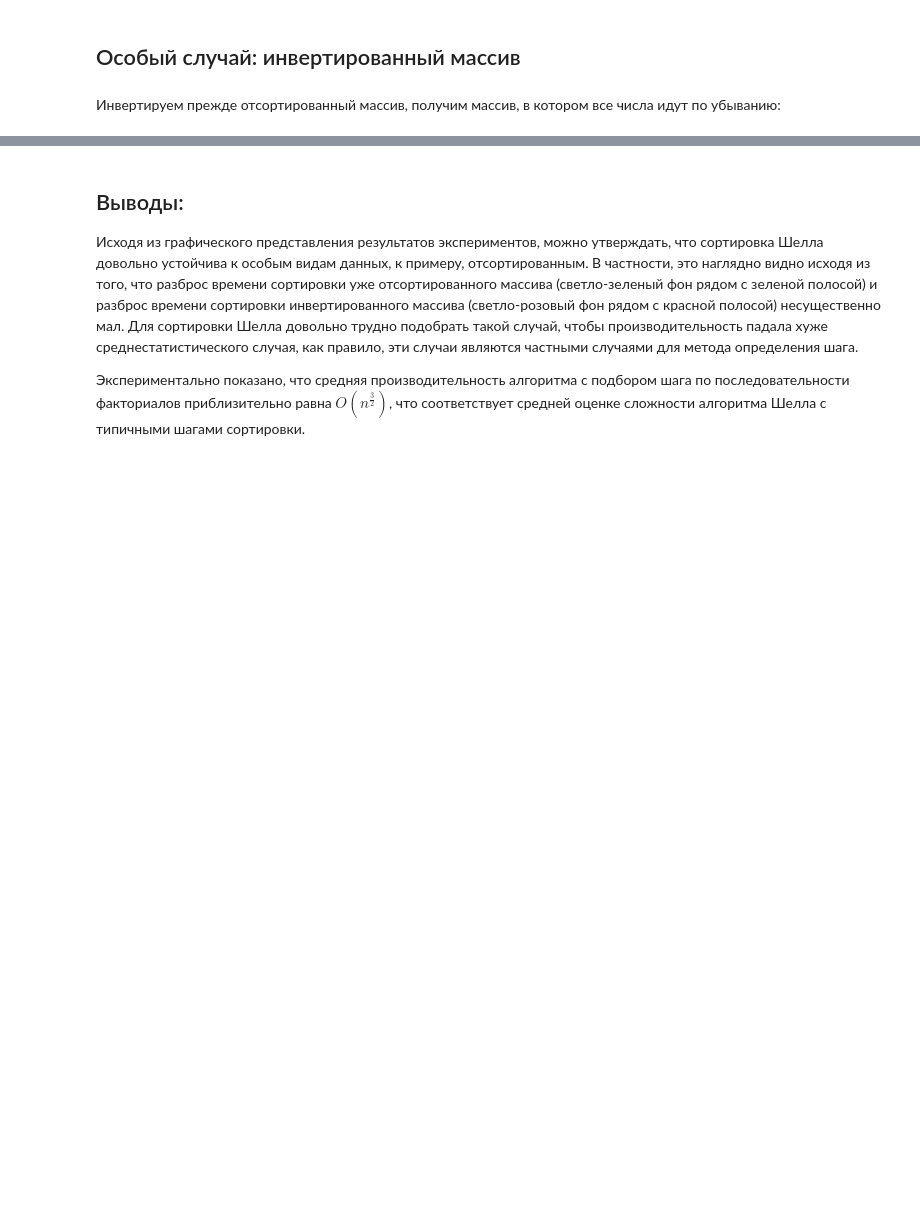
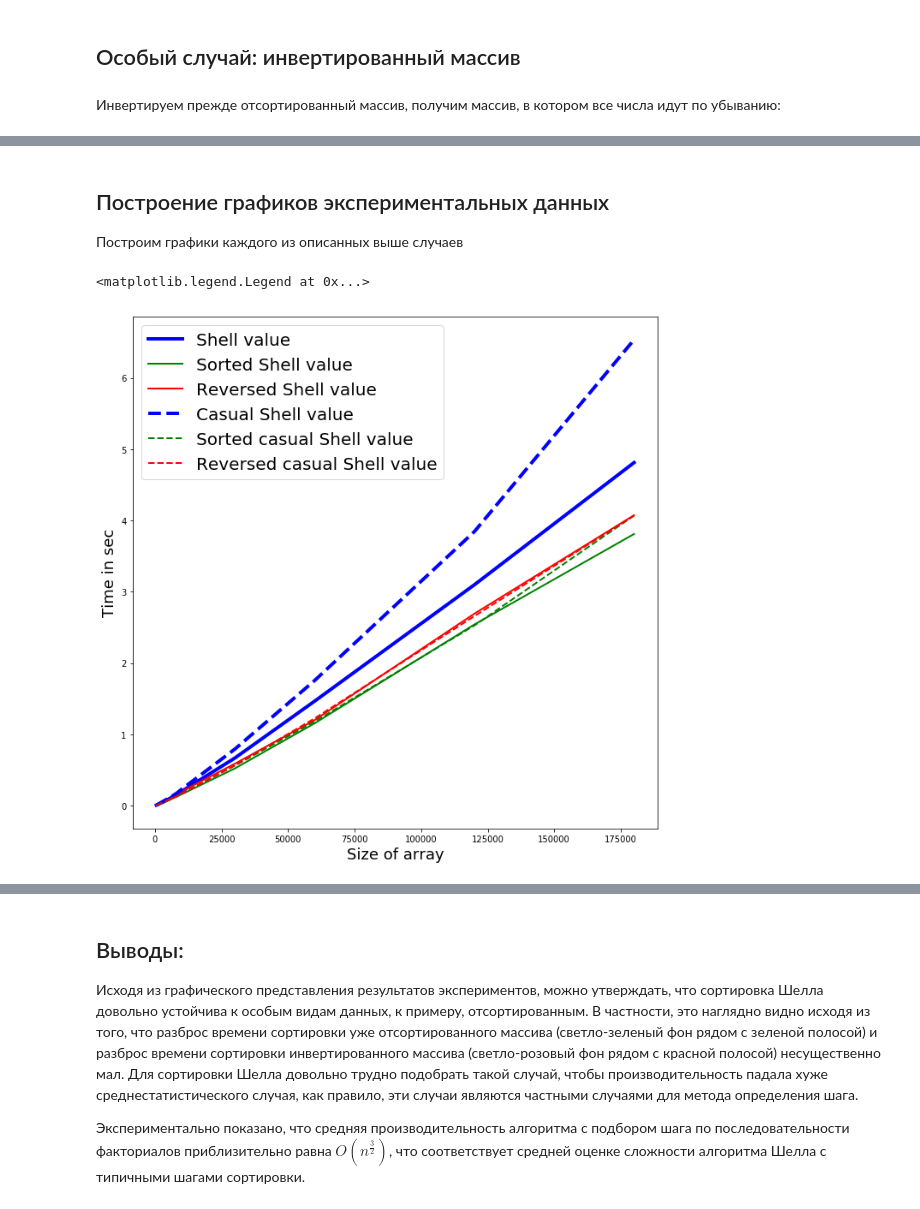
Before and after one commit to iwouldnot/algo_kursach, a Jupyter notebook: task3/3.ipynb, the cells around one changed output, grey strips where cells are left out. Saved outputs shown, nothing was run; the diff lists cells and outputs as text; code cells hidden in the pictures; blank space fills up the shorter version.

```diff
--- a/task3/3.ipynb
+++ b/task3/3.ipynb
@@ -203,0 +355,12 @@ for i in results_shell_reversed:
+# %%
+keys_shell_casual_reversed = list(results.keys())
+values_shell_casual_reversed = np.array(list(results.values())).mean(axis=1)
+deviation_shell_casual_reversed = np.array(list(results.values())).std(axis=1)
+results_shell_casual_reversed = list(zip(keys_shell_casual_reversed,
+                                         values_shell_casual_reversed,
+                                         deviation_shell_casual_reversed))
+
+print('Время одной операции сортировки Шелла с биноминальным шагом на инвертированном массиве (в секундах):')
+for i in results_shell_casual_reversed:
+    print('На {:6d} элементах: {:8.5f} ± {:7.5f} секунд;'.format(i[0], i[1], i[2]), end=' ')
+    print('Разброс замеров: {:.2f}%'.format(i[2] / i[1] * 100))
@@ -203,0 +379,66 @@ for i in results_shell_reversed:
+# %% [markdown]
+## Построение графиков экспериментальных данных
+Построим графики каждого из описанных выше случаев
+# %%
+plt.figure(num=1, figsize=(11,11))
+plt.xlabel('Size of array', fontsize=18)
+plt.ylabel('Time in sec', fontsize=18)
+
+""" ФАКТОРИАЛЬНОЕ РАЗБИЕНИЕ """
+
+""" Обычный массив """
+value_shell_line, = plt.plot(size_values,
+                             values_shell,
+                             'b-',
+                             linewidth=4.0,
+                             label='Shell value')
+
+""" Отсортированный массив """
+value_shell_sorted_line, = plt.plot(size_values,
+                                    values_shell_sorted,
+                                    'g-',
+                                    linewidth=2.0,
+                                    label='Sorted Shell value')
+
+""" Инвертированный массив """
+value_shell_reversed_line, = plt.plot(size_values,
+                                     values_shell_reversed,
+                                     'r-',
+                                     linewidth=2.0,
+                                     label='Reversed Shell value')
+
+
+""" БИНОМИНАЛЬНОЕ РАЗБИЕНИЕ """
+
+""" Обычный массив """
+value_shell_casual_line, = plt.plot(size_values,
+                                    values_shell_casual,
+                                    'b--',
+                                    linewidth=4.0,
+                                    label='Casual Shell value')
+
+""" Отсортированный массив """
+value_shell_casual_sorted_line, = plt.plot(size_values,
+                                           values_shell_casual_sorted,
+                                           'g--',
+                                           linewidth=2.0,
+                                           label='Sorted casual Shell value')
+
+""" Инвертированный массив """
+value_shell_casual_reversed_line, = plt.plot(size_values,
+                                             values_shell_casual_reversed,
+                                             'r--',
+                                             linewidth=2.0,
+                                             label='Reversed casual Shell value')
+
+plt.legend(handles=[value_shell_line,
+                    value_shell_sorted_line,
+                    value_shell_reversed_line,
+                    value_shell_casual_line,
+                    value_shell_casual_sorted_line,
+                    value_shell_casual_reversed_line],
+           loc=2,
+           fontsize=20)
+# %% [output]
+<matplotlib.legend.Legend at 0x...>
+[figure, added]
```
Also changed, not shown: parts of 33 cells of this notebook.
